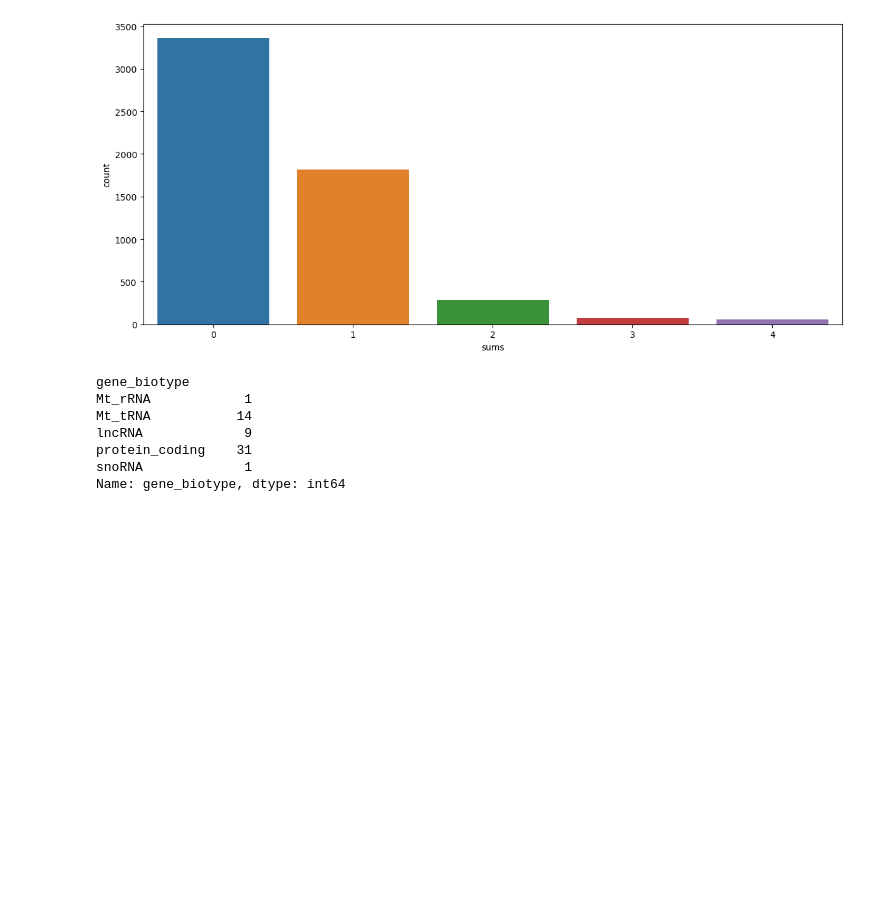
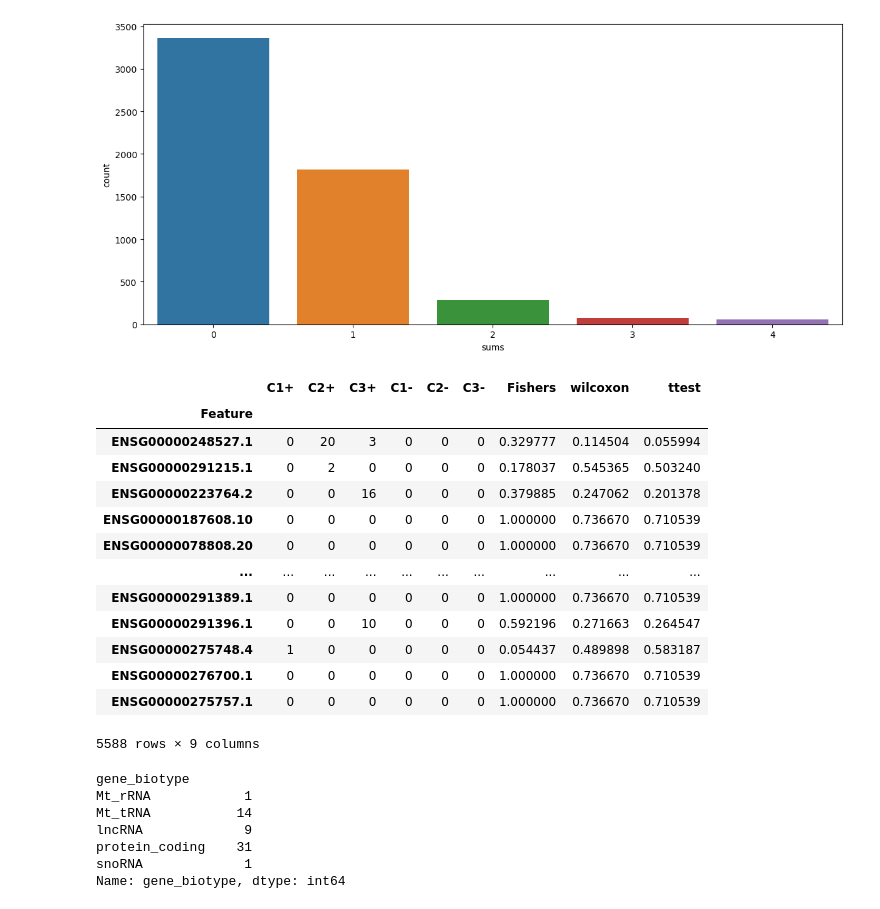
Before and after one commit to fesel2/MasterInternship_NAD_capping_HELIOSprotocol, a Jupyter notebook: 02_Analysis_EnrichmentfactorsL2FC.ipynb, the cells around one changed output. Saved outputs shown, nothing was run; the diff lists cells and outputs as text; code cells hidden in the pictures; blank space fills up the shorter version.

Commit message:
comparison statistical tests expample table added

```diff
--- a/02_Analysis_EnrichmentfactorsL2FC.ipynb
+++ b/02_Analysis_EnrichmentfactorsL2FC.ipynb
@@ -476,3 +481,29 @@ sns.countplot(data = adata.var, x="sums")
 # %% [output]
 <Axes: xlabel='sums', ylabel='count'>
 [figure]
+# %%
+ctrl_df = adata
+#ctrl_df = ctrl_df[:, adata.var["NADcap_Control"] == True]
+df = pd.DataFrame(ctrl_df.X.T, index = ctrl_df.var_names, columns = ctrl_df.obs_names)
+df = df[["bc03_Control", "bc05_Control", "bc07_Control", "bc04_Control", "bc06_Control", "bc08_Control"]]
+df = df.merge(adata.varm["L2FC_mean_statTests"][["Control_sRfishers_pval", "Control_wilcoxon_pval", "Control_ttest_pval"]],
+        left_index = True, right_index = True, how = "left")
+df.columns = ["C1+", "C2+", "C3+", "C1-", "C2-", "C3-", "Fishers", "wilcoxon", "ttest"]
+df= df.astype({"Fishers": np.float32, "ttest": np.float32})
+
+df
+# %% [output]
+|  | C1+ | C2+ | C3+ | C1- | C2- | C3- | Fishers | wilcoxon | ttest |
+| Feature |  |  |  |  |  |  |  |  |  |
+| ENSG00000248527.1 | 0 | 20 | 3 | 0 | 0 | 0 | 0.329777 | 0.114504 | 0.055994 |
+| ENSG00000291215.1 | 0 | 2 | 0 | 0 | 0 | 0 | 0.178037 | 0.545365 | 0.503240 |
+| ENSG00000223764.2 | 0 | 0 | 16 | 0 | 0 | 0 | 0.379885 | 0.247062 | 0.201378 |
+| ENSG00000187608.10 | 0 | 0 | 0 | 0 | 0 | 0 | 1.000000 | 0.736670 | 0.710539 |
+| ENSG00000078808.20 | 0 | 0 | 0 | 0 | 0 | 0 | 1.000000 | 0.736670 | 0.710539 |
+| ... | ... | ... | ... | ... | ... | ... | ... | ... | ... |
+| ENSG00000291389.1 | 0 | 0 | 0 | 0 | 0 | 0 | 1.000000 | 0.736670 | 0.710539 |
+| ENSG00000291396.1 | 0 | 0 | 10 | 0 | 0 | 0 | 0.592196 | 0.271663 | 0.264547 |
+| ENSG00000275748.4 | 1 | 0 | 0 | 0 | 0 | 0 | 0.054437 | 0.489898 | 0.583187 |
+| ENSG00000276700.1 | 0 | 0 | 0 | 0 | 0 | 0 | 1.000000 | 0.736670 | 0.710539 |
+| ENSG00000275757.1 | 0 | 0 | 0 | 0 | 0 | 0 | 1.000000 | 0.736670 | 0.710539 |
+5588 rows × 9 columns
```
Also changed, not shown: parts of 6 cells of this notebook, 1 other file.
